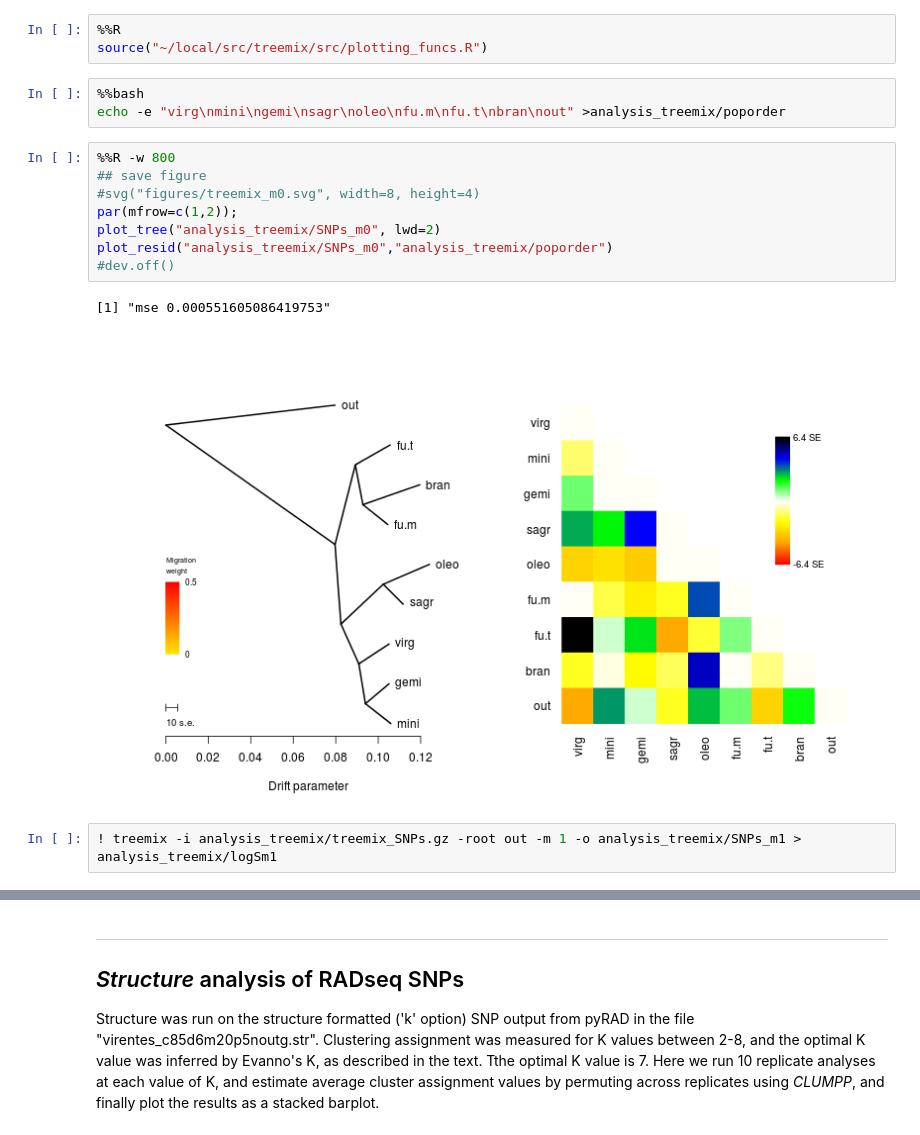
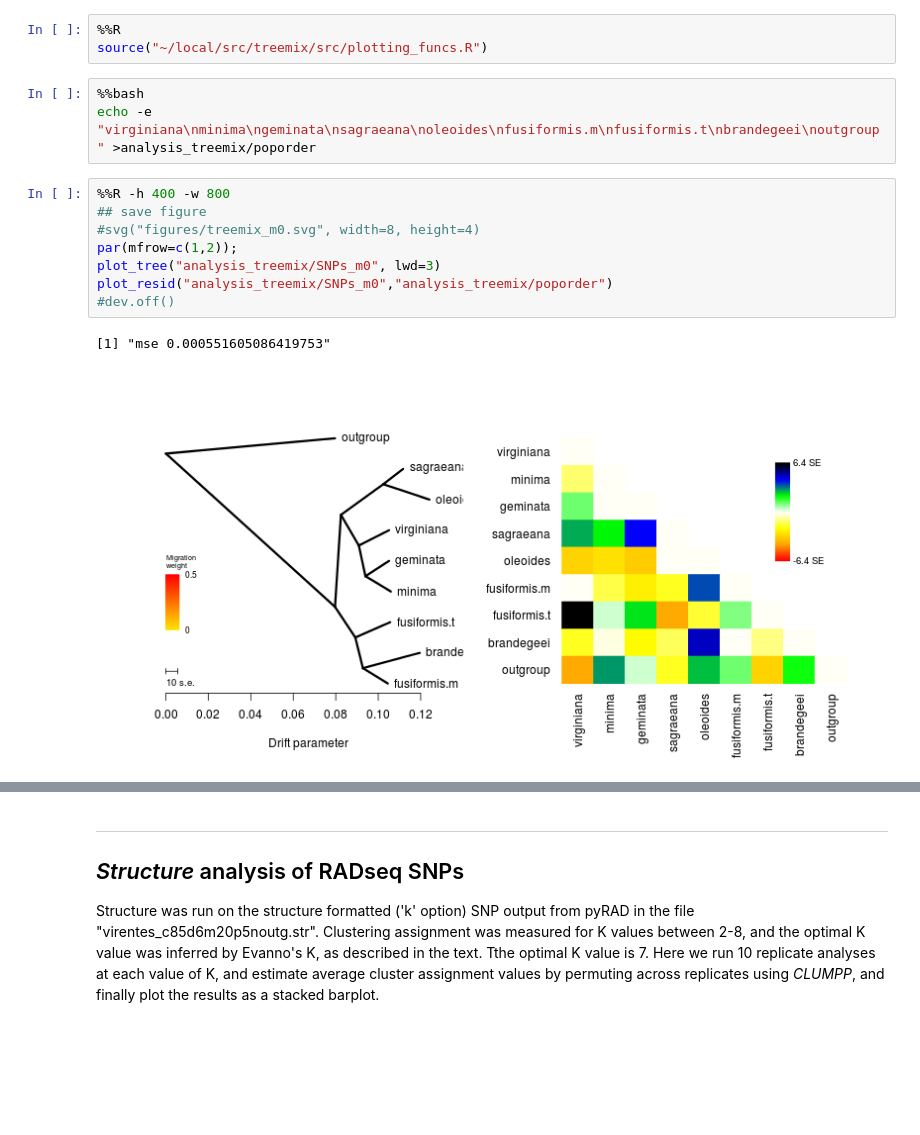
Before and after one commit to dereneaton/virentes, a Jupyter notebook: nb4_virentes_populations.ipynb, the cells around one changed output, grey strips where cells are left out. Saved outputs shown, nothing was run; the diff lists cells and outputs as text; blank space fills up the shorter version.

Commit message:
made prettier treemix outputs

```diff
--- a/nb4_virentes_populations.ipynb
+++ b/nb4_virentes_populations.ipynb
@@ -173,18 +173,16 @@ treemix -i analysis_treemix/treemix_SNPs.gz -root out -k 1 -m 7 -o analysis_tree
 source("~/local/src/treemix/src/plotting_funcs.R")
 # %%
 %%bash
-echo -e "virg\nmini\ngemi\nsagr\noleo\nfu.m\nfu.t\nbran\nout" >analysis_treemix/poporder
+echo -e "virginiana\nminima\ngeminata\nsagraeana\noleoides\nfusiformis.m\nfusiformis.t\nbrandegeei\noutgroup" >analysis_treemix/poporder
 # %%
-%%R -w 800
+%%R -h 400 -w 800
 ## save figure
 #svg("figures/treemix_m0.svg", width=8, height=4)
 par(mfrow=c(1,2));
-plot_tree("analysis_treemix/SNPs_m0", lwd=2)
+plot_tree("analysis_treemix/SNPs_m0", lwd=3)
 plot_resid("analysis_treemix/SNPs_m0","analysis_treemix/poporder")
 #dev.off()
 # %% [output]
 [1] "mse 0.000551605086419753"
-[figure, old version]
+[figure, new version]
-# %%
-! treemix -i analysis_treemix/treemix_SNPs.gz -root out -m 1 -o analysis_treemix/SNPs_m1 > analysis_treemix/logSm1
 # %%
```
Also changed, not shown: parts of 11 cells of this notebook.
